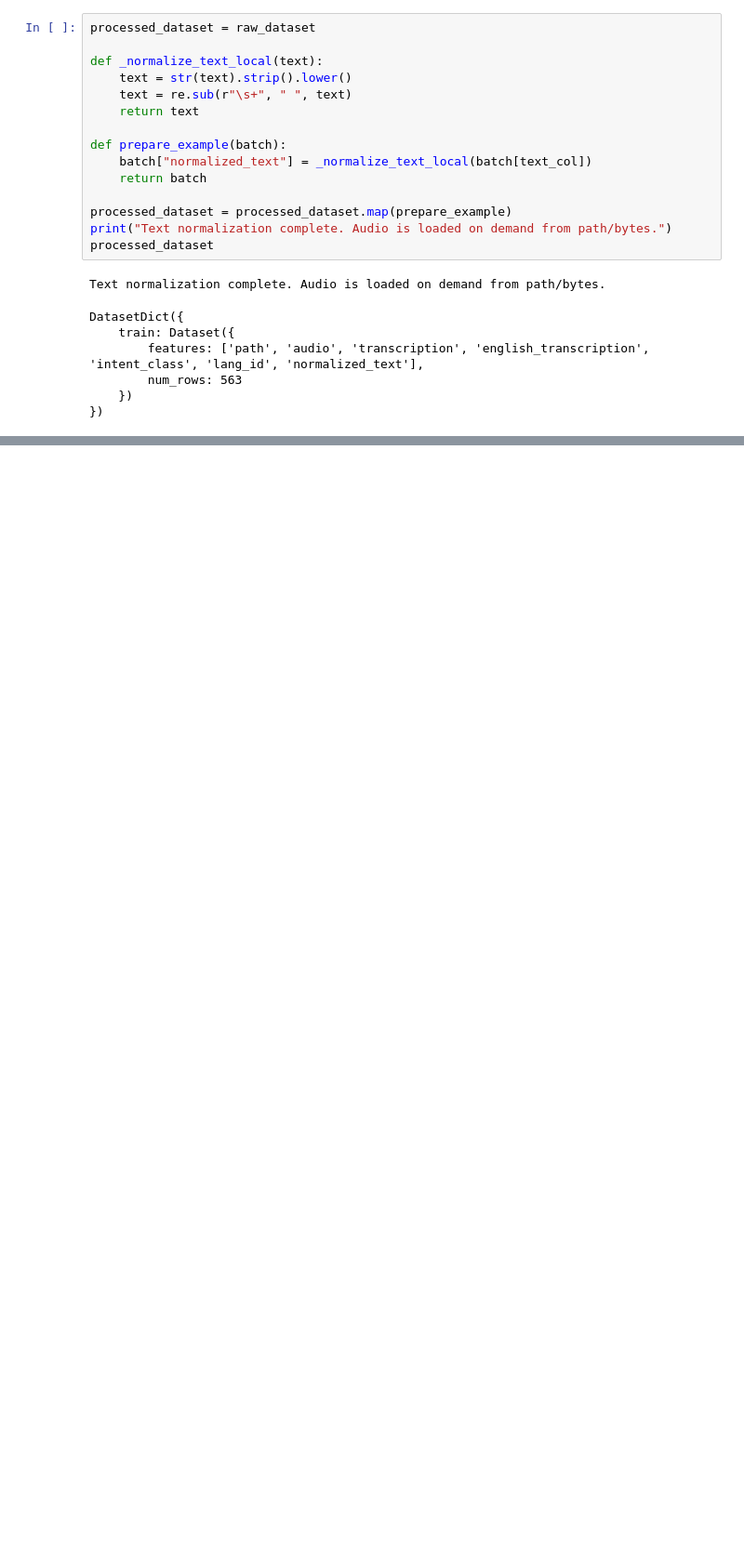
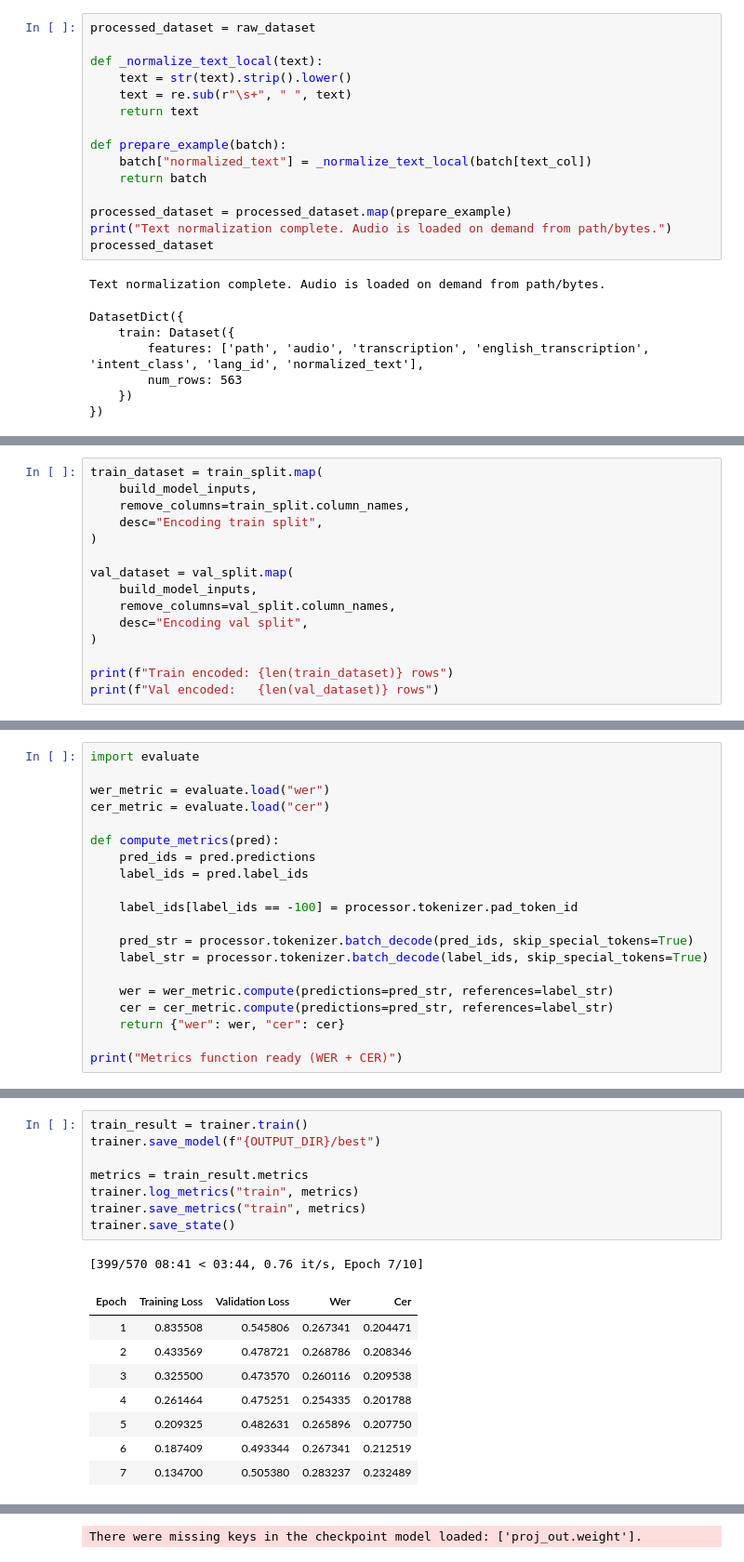
Before and after one commit to bonbonsiregar/indonesia-ai-nlpa-asr, a Jupyter notebook: output/jupyter-notebook/asr.ipynb, the cells around one changed output, grey strips where cells are left out. Shown at 93% size. Cells and saved outputs as stored; diff of their text form; blank space fills up the shorter version.

Commit message:
- baseline setup, 80/10/10 split, hyperparam tuning, wer+cer eval on whisper-tiny - compare metrics whisper-tiny vs whisper-base - Add .gitignore to exclude IDE configuration files

```diff
--- a/output/jupyter-notebook/asr.ipynb
+++ b/output/jupyter-notebook/asr.ipynb
@@ -367,0 +444,15 @@ CER: 0.4666666666666667
+# %%
+train_dataset = train_split.map(
+    build_model_inputs,
+    remove_columns=train_split.column_names,
+    desc="Encoding train split",
+)
+
+val_dataset = val_split.map(
+    build_model_inputs,
+    remove_columns=val_split.column_names,
+    desc="Encoding val split",
+)
+
+print(f"Train encoded: {len(train_dataset)} rows")
+print(f"Val encoded:   {len(val_dataset)} rows")
@@ -367,0 +462,20 @@ CER: 0.4666666666666667
+# %%
+import evaluate
+
+wer_metric = evaluate.load("wer")
+cer_metric = evaluate.load("cer")
+
+def compute_metrics(pred):
+    pred_ids = pred.predictions
+    label_ids = pred.label_ids
+
+    label_ids[label_ids == -100] = processor.tokenizer.pad_token_id
+
+    pred_str = processor.tokenizer.batch_decode(pred_ids, skip_special_tokens=True)
+    label_str = processor.tokenizer.batch_decode(label_ids, skip_special_tokens=True)
+
+    wer = wer_metric.compute(predictions=pred_str, references=label_str)
+    cer = cer_metric.compute(predictions=pred_str, references=label_str)
+    return {"wer": wer, "cer": cer}
+
+print("Metrics function ready (WER + CER)")
@@ -367,0 +530,18 @@ CER: 0.4666666666666667
+# %%
+train_result = trainer.train()
+trainer.save_model(f"{OUTPUT_DIR}/best")
+
+metrics = train_result.metrics
+trainer.log_metrics("train", metrics)
+trainer.save_metrics("train", metrics)
+trainer.save_state()
+# %% [output]
+[399/570 08:41 < 03:44, 0.76 it/s, Epoch 7/10]
+| Epoch | Training Loss | Validation Loss | Wer | Cer |
+| 1 | 0.835508 | 0.545806 | 0.267341 | 0.204471 |
+| 2 | 0.433569 | 0.478721 | 0.268786 | 0.208346 |
+| 3 | 0.325500 | 0.473570 | 0.260116 | 0.209538 |
+| 4 | 0.261464 | 0.475251 | 0.254335 | 0.201788 |
+| 5 | 0.209325 | 0.482631 | 0.265896 | 0.207750 |
+| 6 | 0.187409 | 0.493344 | 0.267341 | 0.212519 |
+| 7 | 0.134700 | 0.505380 | 0.283237 | 0.232489 |
@@ -367,0 +552 @@ CER: 0.4666666666666667
+There were missing keys in the checkpoint model loaded: ['proj_out.weight'].
```
Also changed, not shown: parts of 38 cells of this notebook, 1 other file.
